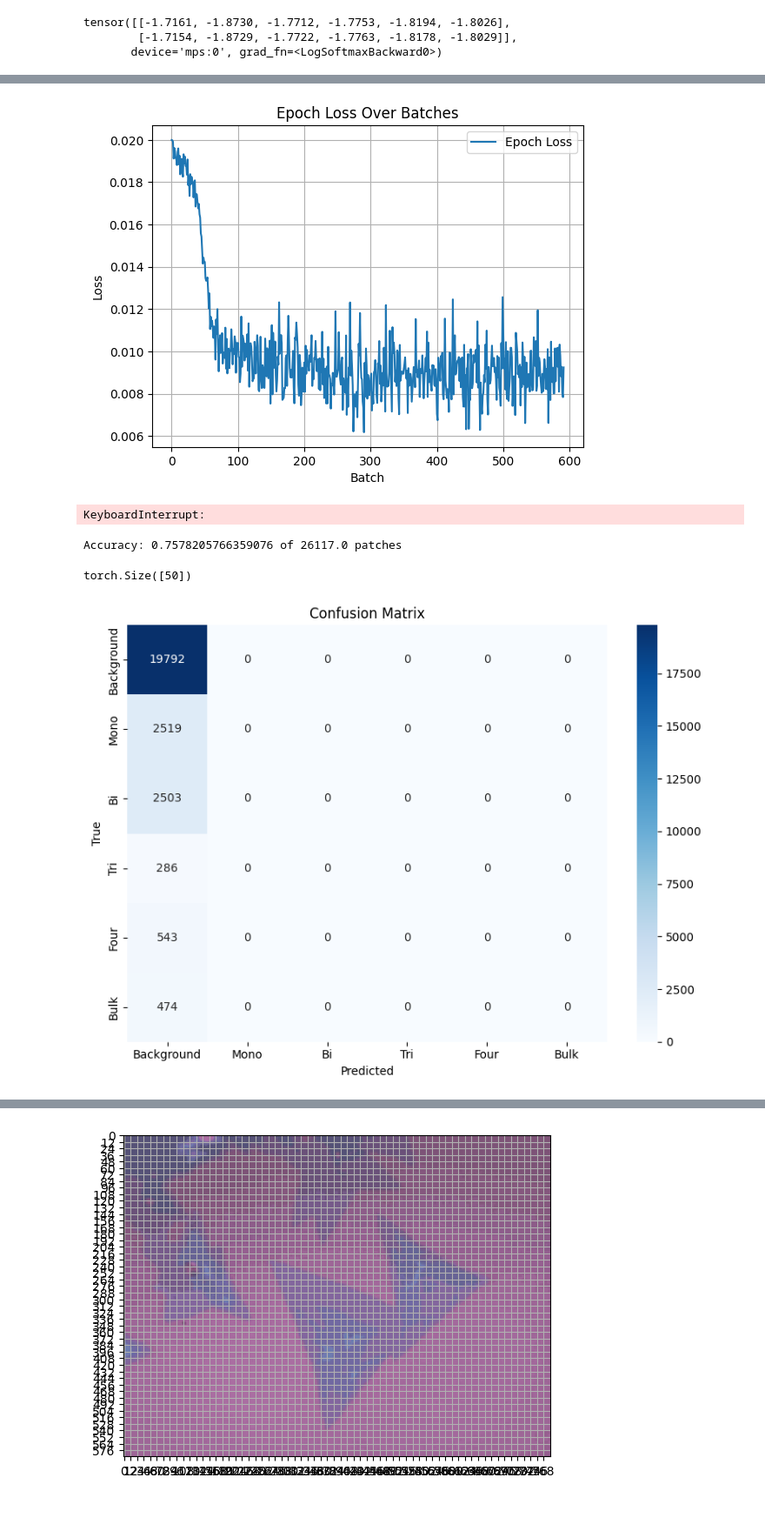
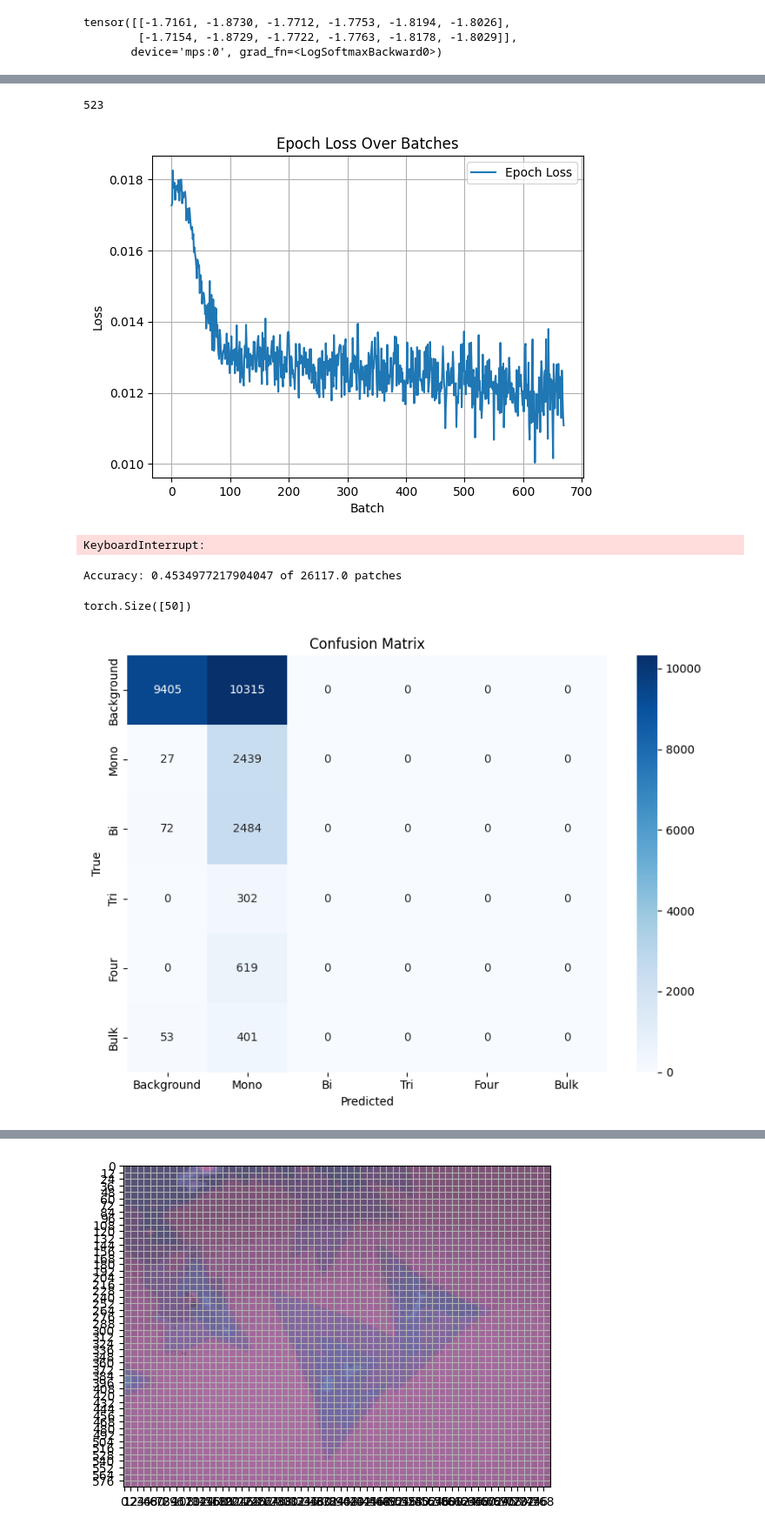
Before and after one commit to JackyL100/MoS2, a Jupyter notebook: Playground/SSLDEC.ipynb, the cells around one changed output, grey strips where cells are left out. Shown at 87% size. Cells and saved outputs as stored; diff of their text form; code cells hidden in the pictures.

```diff
--- a/Playground/SSLDEC.ipynb
+++ b/Playground/SSLDEC.ipynb
@@ -174,13 +182,13 @@ def train_model(model, dataloader, criterion, optimizer, num_epochs=10):
         train_losses.append(running_loss)
 
         # show graph of loss
-        clear_output(wait=True)
-        plt.plot(train_losses, label='Training Loss')
-        plt.xlabel('Epoch')
-        plt.ylabel('Loss')
-        plt.legend()
-        plt.grid(True)
-        plt.title("Training Loss Over Epochs")
-        plt.show()
+        # clear_output(wait=True)
+        # plt.plot(train_losses, label='Training Loss')
+        # plt.xlabel('Epoch')
+        # plt.ylabel('Loss')
+        # plt.legend()
+        # plt.grid(True)
+        # plt.title("Training Loss Over Epochs")
+        # plt.show()
 # %%
 nn.functional.softmax(nn.functional.one_hot(torch.tensor(1), num_classes=6).to(torch.float32))
@@ -189,3 +195,7 @@ tensor([0.1296, 0.3522, 0.1296, 0.1296, 0.1296, 0.1296])
+# %%
+len(test)
+# %% [output]
+523
 # %%
 model = SSLDEC()
 loss_func = nn.KLDivLoss()
@@ -193,7 +203,7 @@ optimizer = torch.optim.Adam(model.parameters(), lr= 2*(10**-5))
 # %%
 train_model(model, train, loss_func, optimizer, num_epochs=5)
 # %% [output]
-[figure, old version]
+[figure, new version]
 KeyboardInterrupt:
 # %%
 def evaluate_model(model, testloader):
@@ -214,7 +224,7 @@ def evaluate_model(model, testloader):
 # %%
 evaluate_model(model, test)
 # %% [output]
-Accuracy: 0.7578205766359076 of 26117.0 patches
+Accuracy: 0.4534977217904047 of 26117.0 patches
 # %%
 torch.argmax(torch.randn((50,6)), dim=1).shape
 # %% [output]
@@ -237,34 +247,34 @@ def plot_confusion_matrix(model, dataloader, class_names, device='cpu', normaliz
     all_preds = []
     all_labels = []
 
     with torch.no_grad():
         for batch in dataloader:
-            img_patch, labels = batch
-            label_tensor = torch.tensor(labels).to(model.device)
+            img_patch, label = batch
+            label = label.to(model.device)
             img_patch = img_patch.to(model.device).to(torch.float32)
             outputs = model(img_patch)
             pred = torch.argmax(outputs, dim=1).cpu().numpy()
-            target = torch.argmax(label_tensor, dim=1).cpu().numpy()
+            target = torch.argmax(label, dim=1).cpu().numpy()
             all_preds.append(pred)
             all_labels.append(target)
 
     preds = np.hstack(all_preds)
     labels = np.hstack(all_labels)
 
     cm = confusion_matrix(labels, preds)
 
     if normalize:
         cm = cm.astype(np.float32) / cm.sum(axis=1, keepdims=True)
 
     plt.figure(figsize=(8, 6))
     sns.heatmap(cm, annot=True, fmt='.2f' if normalize else 'd',
                 cmap='Blues', xticklabels=class_names, yticklabels=class_names)
     plt.xlabel('Predicted')
     plt.ylabel('True')
     plt.title('Confusion Matrix')
     plt.tight_layout()
     plt.show()
 
 plot_confusion_matrix(model, test, class_names=['Background', 'Mono', 'Bi', "Tri", "Four", "Bulk"])
 # %% [output]
-[figure, old version]
+[figure, new version]
```
Also changed, not shown: parts of 4 cells of this notebook, 1 other file.
